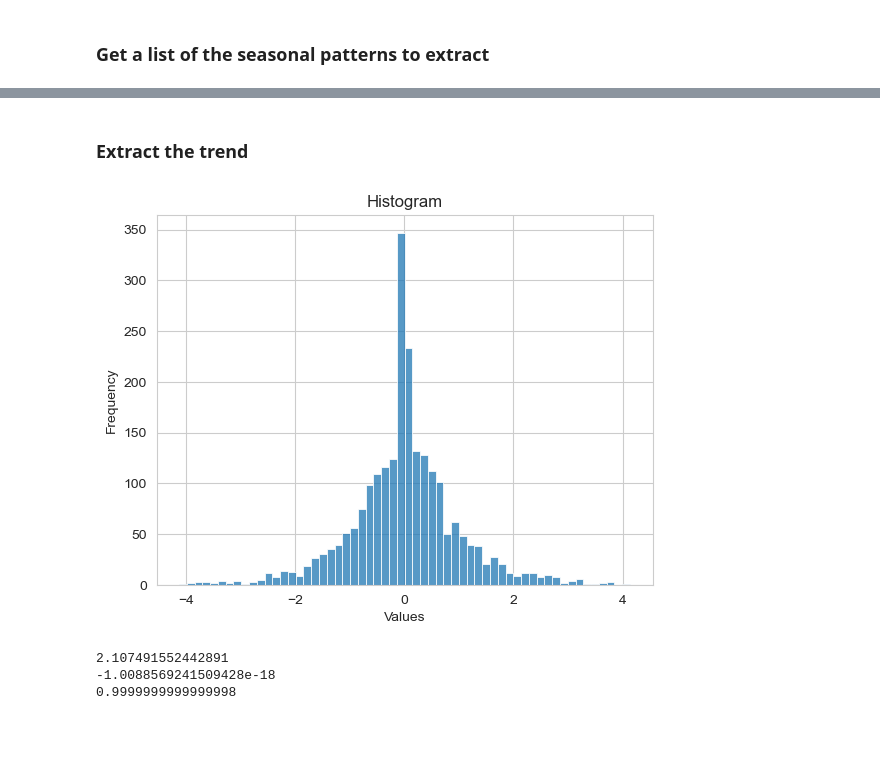
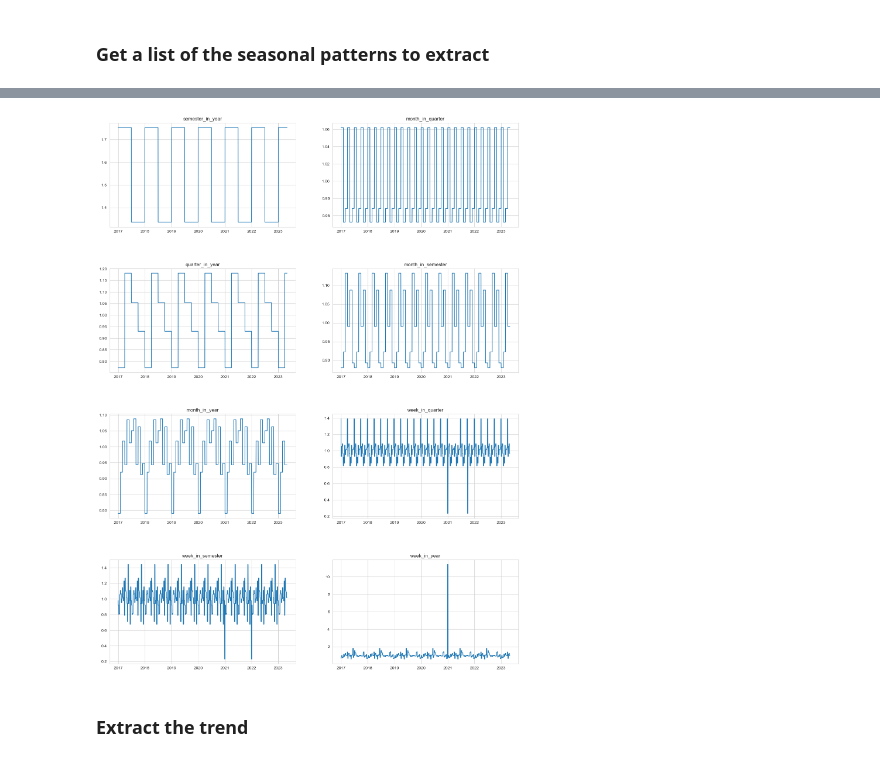
Before and after one commit to sergiopostigo/supertrade, a Jupyter notebook: data_exploitation/exports_analytics/data_preprocessing/time_series_decomposition_1.ipynb, the cells around one changed output, grey strips where cells are left out. Saved outputs shown, nothing was run; the diff lists cells and outputs as text; code cells hidden in the pictures; blank space fills up the shorter version.

```diff
--- a/data_exploitation/exports_analytics/data_preprocessing/time_series_decomposition_1.ipynb
+++ b/data_exploitation/exports_analytics/data_preprocessing/time_series_decomposition_1.ipynb
@@ -403,9 +196,8 @@ def approach_6(data, selected_granularities):
 def get_seasonal_patterns(data, observations, method):
 
     # Initialize the residuals
-    # data['residuals'] = data[observations].values
-    data['residuals']  = np.insert(np.diff(data[observations].values),0,data[observations].values[0])
-
+    data['residuals'] = data[observations].values
+    # data['residuals']  = np.insert(np.diff(data[observations].values),0,data[observations].values[0])
 
     # Initialize the seasonal patterns
     seasonal_patterns ={}
@@ -424,7 +216,7 @@ def get_seasonal_patterns(data, observations, method):
                      'week_in_month']
 
     # Set the number of extractions
-    for i in tqdm(range(5)):
+    for i in tqdm(range(1)):
         # Get the granularities to extract
         selected_granularities = get_existing_granularities(granularities, data, 'residuals')
         # selected_granularities = granularities
@@ -446,4 +238,4 @@ def get_seasonal_patterns(data, observations, method):
 # %%
 residuals, seasonal_patterns = get_seasonal_patterns(data,
                                                      observations,
-                                                     approach_2)
+                                                     approach_1)
@@ -643,24 +295,28 @@ plt.show()
+# %%
+# Plot seasonal patterns
+
+num_patterns = len(seasonal_patterns)
+num_rows = (num_patterns + 1) // 2  # Calculate the number of rows needed for subplots
+
+# Create subplots
+fig, axes = plt.subplots(nrows=num_rows, ncols=2, figsize=(18, 6 * num_rows))
+plt.subplots_adjust(hspace=0.4)  # Adjust the vertical spacing between subplots
+
+# Iterate over seasonal patterns and plot them in the subplots
+for i, (key, value) in enumerate(seasonal_patterns.items()):
+    row = i // 2  # Row index of the subplot
+    col = i % 2   # Column index of the subplot
+
+    ax = axes[row, col]  # Get the current subplot
+    sns.lineplot(x=data.index, y=value, ax=ax)
+    ax.set_title(key)
+
+# Remove empty subplots if there are more seasonal patterns than available subplots
+if num_patterns % 2 != 0:
+    fig.delaxes(axes[-1, -1])
+
+plt.show()
+# %% [output]
+[figure, added]
 # %% [markdown]
 ### Extract the trend
-# %%
-from scipy.stats import kurtosis
-
-# Create histogram using Seaborn
-sns.histplot(data['residuals'], kde=False)
-
-# Add labels and title
-plt.xlabel('Values')
-plt.ylabel('Frequency')
-plt.title('Histogram')
-
-# Display the histogram
-plt.show()
-
-print(kurtosis(data['residuals']))
-print(np.mean(data['residuals']))
-print(np.std(data['residuals']))
-# %% [output]
-[figure, removed]
-2.107491552442891
--1.0088569241509428e-18
-0.9999999999999998
```
Also changed, not shown: parts of 23 cells of this notebook, 8 other files.
